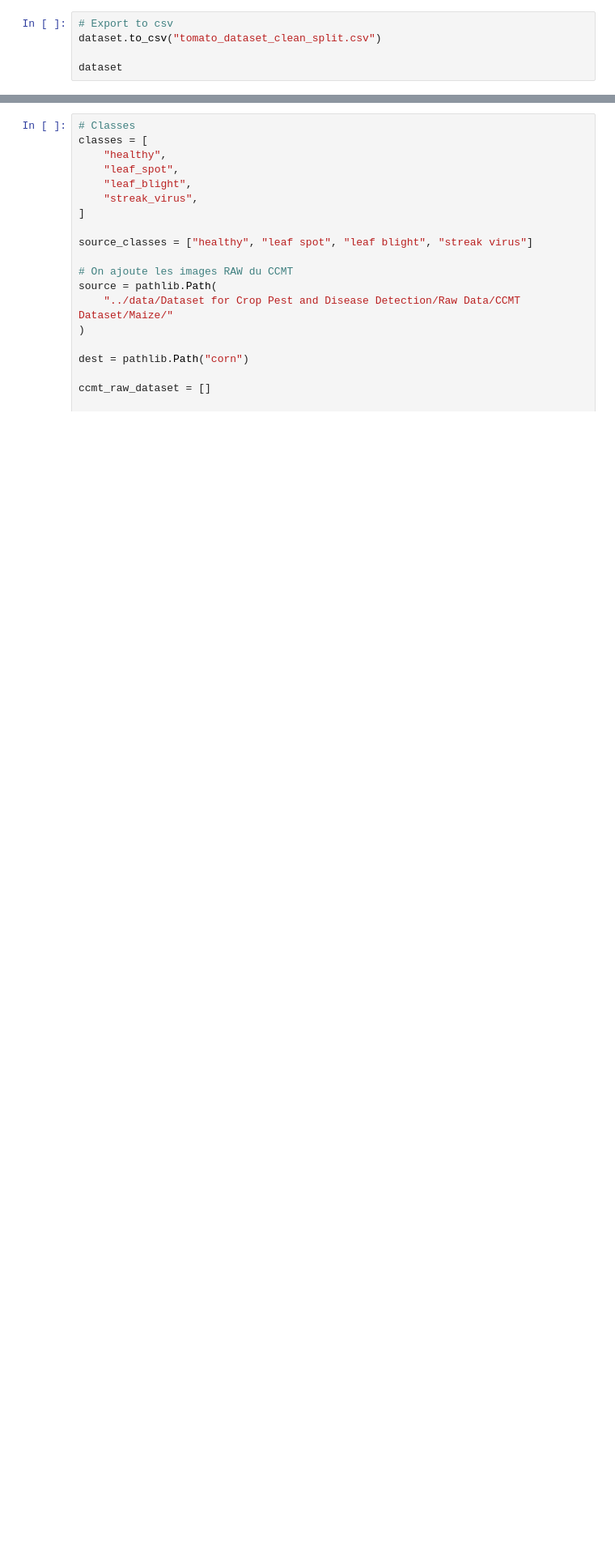
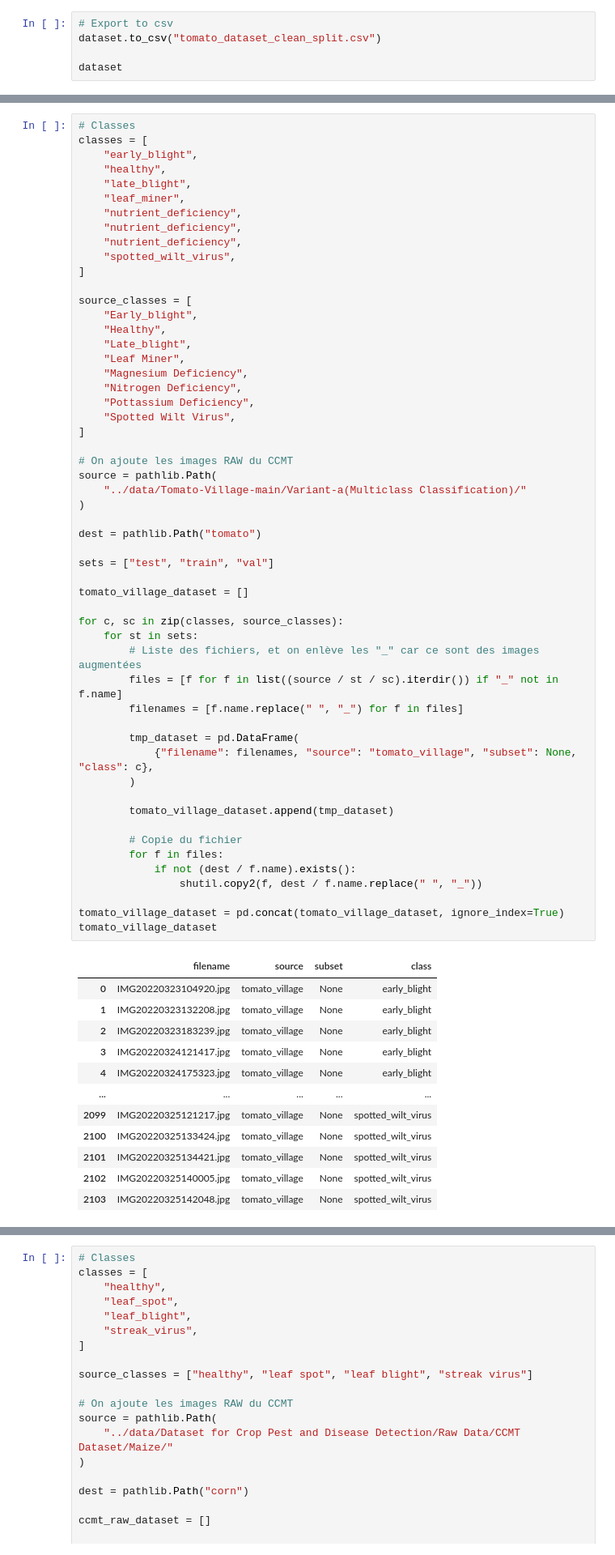
Before and after one commit to maxbhardy/happybud, a Jupyter notebook: training/dataset/create_dataset.ipynb, the cells around one changed output, grey strips where cells are left out. Shown at 81% size. Drawn from its saved outputs; the diff is of its cells as text; blank space fills up the shorter version.

```diff
--- a/training/dataset/create_dataset.ipynb
+++ b/training/dataset/create_dataset.ipynb
@@ -681,0 +686,67 @@ dataset
+# %%
+# Classes
+classes = [
+    "early_blight",
+    "healthy",
+    "late_blight",
+    "leaf_miner",
+    "nutrient_deficiency",
+    "nutrient_deficiency",
+    "nutrient_deficiency",
+    "spotted_wilt_virus",
+]
+
+source_classes = [
+    "Early_blight",
+    "Healthy",
+    "Late_blight",
+    "Leaf Miner",
+    "Magnesium Deficiency",
+    "Nitrogen Deficiency",
+    "Pottassium Deficiency",
+    "Spotted Wilt Virus",
+]
+
+# On ajoute les images RAW du CCMT
+source = pathlib.Path(
+    "../data/Tomato-Village-main/Variant-a(Multiclass Classification)/"
+)
+
+dest = pathlib.Path("tomato")
+
+sets = ["test", "train", "val"]
+
+tomato_village_dataset = []
+
+for c, sc in zip(classes, source_classes):
+    for st in sets:
+        # Liste des fichiers, et on enlève les "_" car ce sont des images augmentées
+        files = [f for f in list((source / st / sc).iterdir()) if "_" not in f.name]
+        filenames = [f.name.replace(" ", "_") for f in files]
+
+        tmp_dataset = pd.DataFrame(
+            {"filename": filenames, "source": "tomato_village", "subset": None, "class": c},
+        )
+
+        tomato_village_dataset.append(tmp_dataset)
+
+        # Copie du fichier
+        for f in files:
+            if not (dest / f.name).exists():
+                shutil.copy2(f, dest / f.name.replace(" ", "_"))
+
+tomato_village_dataset = pd.concat(tomato_village_dataset, ignore_index=True)
+tomato_village_dataset
+# %% [output]
+|  | filename | source | subset | class |
+| 0 | IMG20220323104920.jpg | tomato_village | None | early_blight |
+| 1 | IMG20220323132208.jpg | tomato_village | None | early_blight |
+| 2 | IMG20220323183239.jpg | tomato_village | None | early_blight |
+| 3 | IMG20220324121417.jpg | tomato_village | None | early_blight |
+| 4 | IMG20220324175323.jpg | tomato_village | None | early_blight |
+| ... | ... | ... | ... | ... |
+| 2099 | IMG20220325121217.jpg | tomato_village | None | spotted_wilt_virus |
+| 2100 | IMG20220325133424.jpg | tomato_village | None | spotted_wilt_virus |
+| 2101 | IMG20220325134421.jpg | tomato_village | None | spotted_wilt_virus |
+| 2102 | IMG20220325140005.jpg | tomato_village | None | spotted_wilt_virus |
+| 2103 | IMG20220325142048.jpg | tomato_village | None | spotted_wilt_virus |
```
Also changed, not shown: parts of 40 cells of this notebook.
